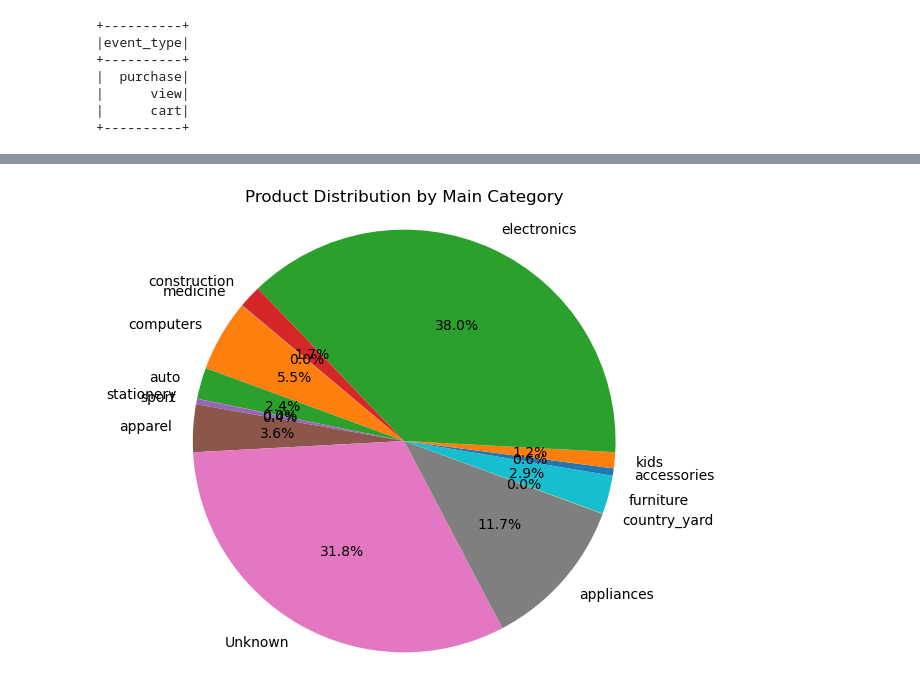
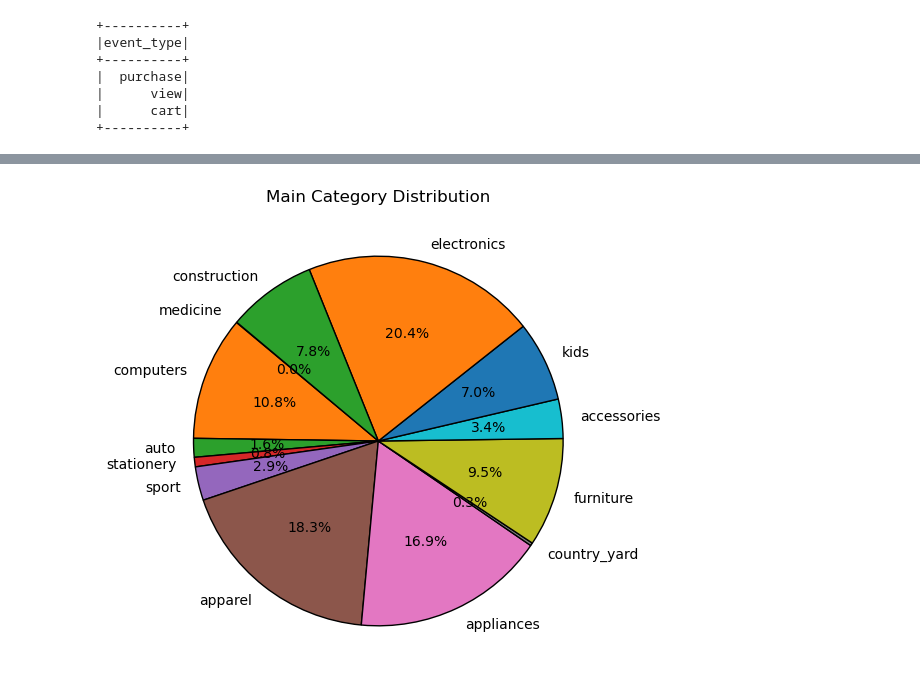
Before and after one commit to aishamohamed/BigDataProject, a Jupyter notebook: eCommerce_behavior_analysis.ipynb, the cells around one changed output, grey strips where cells are left out. Saved outputs shown, nothing was run; the diff lists cells and outputs as text; code cells hidden in the pictures.

Commit message:
update categories analysis

```diff
--- a/eCommerce_behavior_analysis.ipynb
+++ b/eCommerce_behavior_analysis.ipynb
@@ -79,3 +81,12 @@ Number of Duplicates: 18099
 |2019-10-03 13:07:47|      cart|   1004720|2053013555631882655|electronics.smart...| huawei| 127.4|556340898|b340fc3f-4934-4ad...|    3|
 +-------------------+----------+----------+-------------------+--------------------+-------+------+---------+--------------------+-----+
 only showing top 10 rows
+# %%
+df = df.dropDuplicates()
+duplicates = df.groupBy(df.columns) \
+    .count() \
+    .filter(col("count") > 1)
+
+duplicates_count = duplicates.count()
+
+print(f"Number of Duplicates: {duplicates_count}")
@@ -93,9 +129,8 @@ event_type.show()
 # %%
 df_categories = df.withColumn("category_main", split(col("category_code"), r"\.").getItem(0))
 
-# fill null values
-df_no_nulls = df_categories.fillna({"category_code": "Unknown", "category_main": "Unknown"})
+df_no_nulls = df_categories.filter(col("category_code").isNotNull())
 
 # Check if main categories are correctly extracted
-df_no_nulls.select("category_code", "category_main").show(truncate=False)
+df_no_nulls.select("category_code", "category_main").show(10)
 # %% [output]
@@ -147,0 +152,11 @@ category_main_ratio.show()
+# %%
+category_main_count = df_no_nulls.groupBy("category_main").agg(countDistinct("product_id").alias("product_count"))
+category_main_count.show()
+
+# calculate total products
+total_products = df_no_nulls.select(countDistinct("product_id")).collect()[0][0]
+
+# calculate the ratio of each product
+category_main_ratio = category_main_count.withColumn("product_ratio", col("product_count") / total_products)
+
+category_main_ratio.show()
@@ -148,11 +181,12 @@ category_main_ratio.show()
 # %%
 category_main_ratio_pd = category_main_ratio.toPandas()
 
-# Plot the pie chart
+mainCat_names = category_main_ratio_pd["category_main"]
+mainCat_values = category_main_ratio_pd["product_ratio"]
+
 plt.figure(figsize=(6, 6))
-plt.pie(category_main_ratio_pd['product_ratio'], labels=category_main_ratio_pd['category_main'], autopct='%1.1f%%', startangle=140)
-plt.title("Product Distribution by Main Category")
-plt.axis('equal')  # Equal aspect ratio ensures that pie is drawn as a circle.
+plt.pie(mainCat_values, labels=mainCat_names, autopct='%1.1f%%', startangle=140, wedgeprops={'edgecolor': 'black'})
+plt.title("Main Category Distribution")
 plt.show()
 # %% [output]
-[figure, old version]
+[figure, new version]
```
Also changed, not shown: parts of 12 cells of this notebook.
